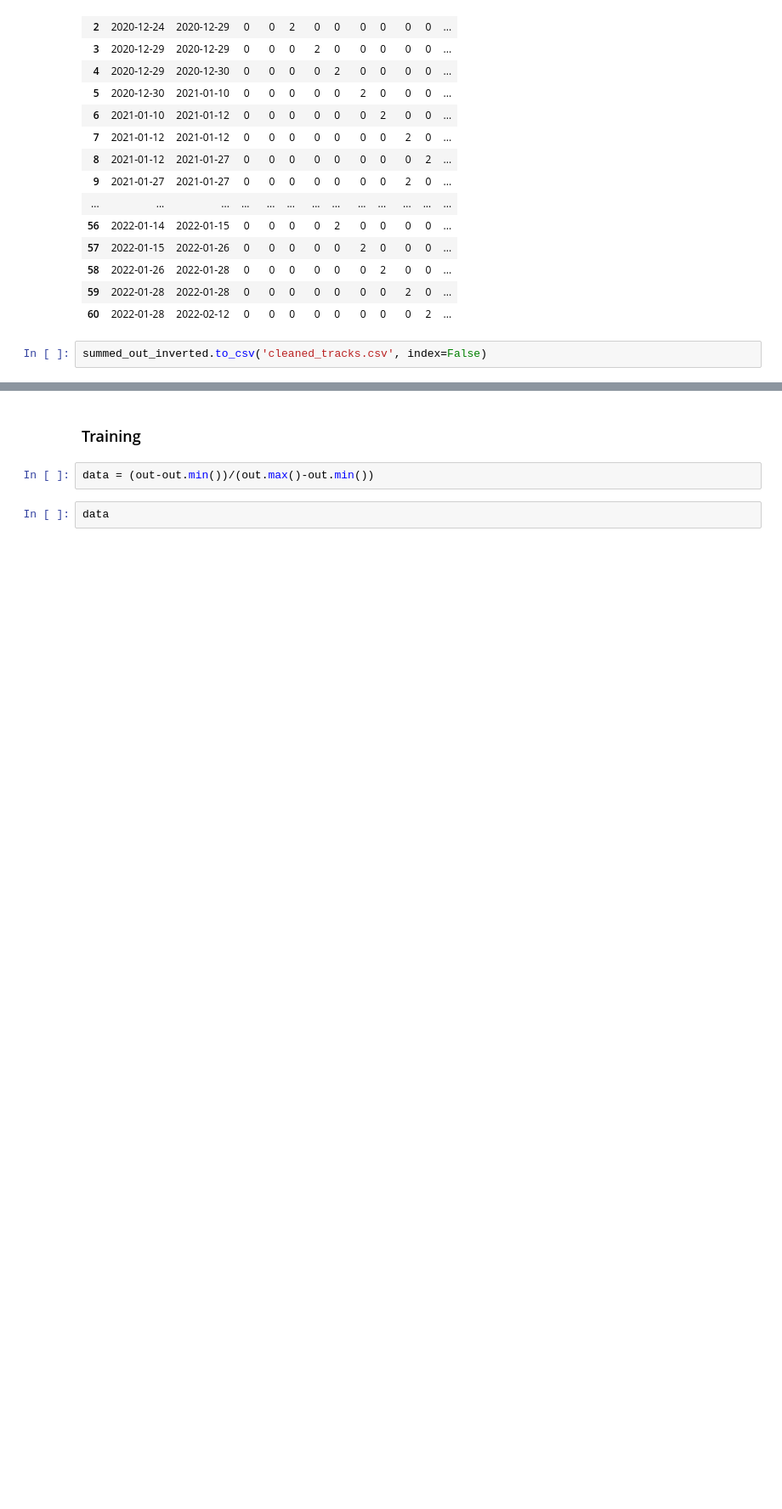
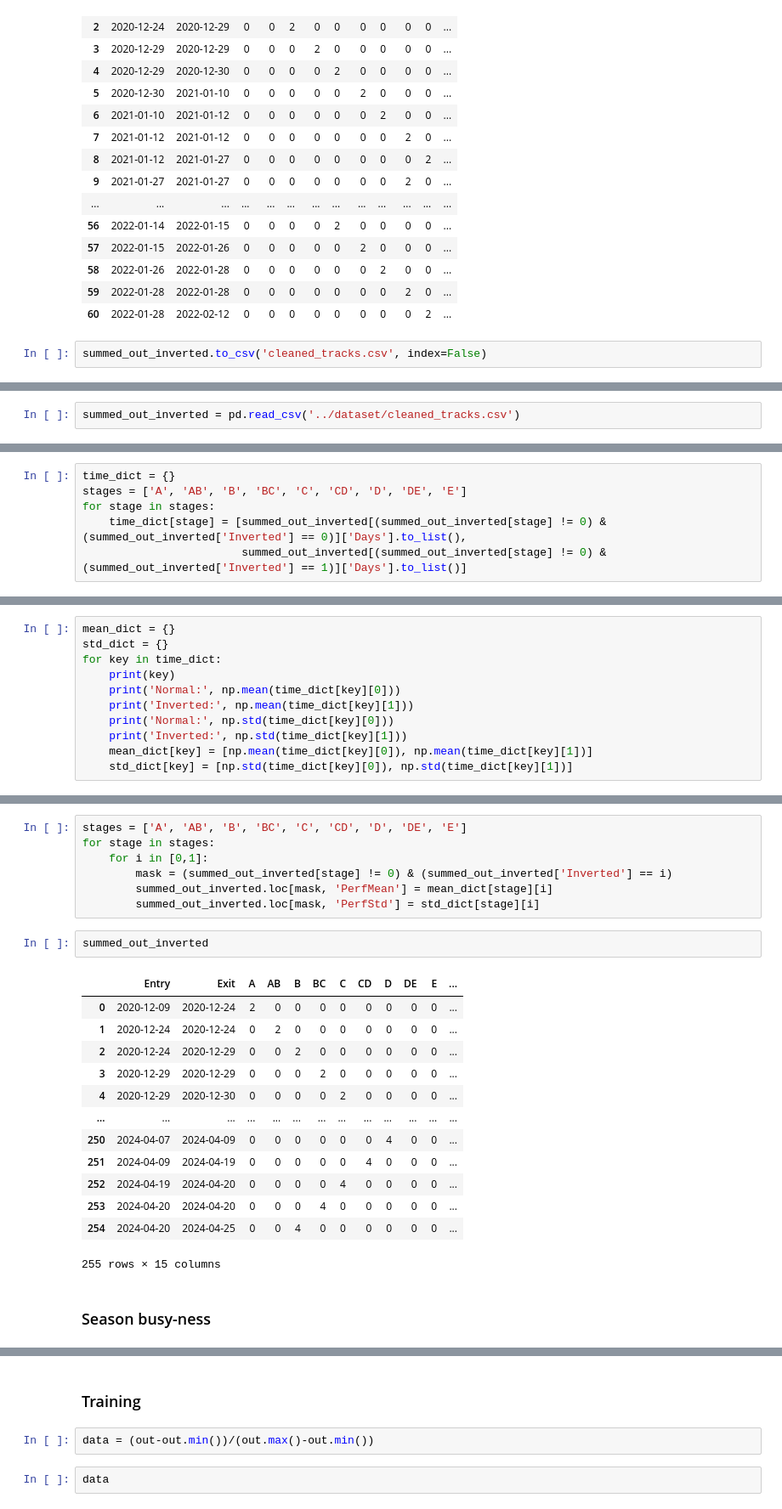
Before and after one commit to ThomasSecco/Hackathon, a Jupyter notebook: notebooks/roman.ipynb, the cells around one changed output, grey strips where cells are left out. Shown at 85% size. Saved outputs shown, nothing was run; the diff lists cells and outputs as text; blank space fills up the shorter version.

Commit message:
added interim datasets

```diff
--- a/notebooks/roman.ipynb
+++ b/notebooks/roman.ipynb
@@ -384,0 +403,2 @@ summed_out_inverted.to_csv('cleaned_tracks.csv', index=False)
+# %%
+summed_out_inverted = pd.read_csv('../dataset/cleaned_tracks.csv')
@@ -384,0 +409,6 @@ summed_out_inverted.to_csv('cleaned_tracks.csv', index=False)
+# %%
+time_dict = {}
+stages = ['A', 'AB', 'B', 'BC', 'C', 'CD', 'D', 'DE', 'E']
+for stage in stages:
+    time_dict[stage] = [summed_out_inverted[(summed_out_inverted[stage] != 0) & (summed_out_inverted['Inverted'] == 0)]['Days'].to_list(),
+                        summed_out_inverted[(summed_out_inverted[stage] != 0) & (summed_out_inverted['Inverted'] == 1)]['Days'].to_list()]
@@ -384,0 +435,11 @@ summed_out_inverted.to_csv('cleaned_tracks.csv', index=False)
+# %%
+mean_dict = {}
+std_dict = {}
+for key in time_dict:
+    print(key)
+    print('Normal:', np.mean(time_dict[key][0]))
+    print('Inverted:', np.mean(time_dict[key][1]))
+    print('Normal:', np.std(time_dict[key][0]))
+    print('Inverted:', np.std(time_dict[key][1]))
+    mean_dict[key] = [np.mean(time_dict[key][0]), np.mean(time_dict[key][1])]
+    std_dict[key] = [np.std(time_dict[key][0]), np.std(time_dict[key][1])]
@@ -384,0 +464,25 @@ summed_out_inverted.to_csv('cleaned_tracks.csv', index=False)
+# %%
+stages = ['A', 'AB', 'B', 'BC', 'C', 'CD', 'D', 'DE', 'E']
+for stage in stages:
+    for i in [0,1]:
+        mask = (summed_out_inverted[stage] != 0) & (summed_out_inverted['Inverted'] == i)
+        summed_out_inverted.loc[mask, 'PerfMean'] = mean_dict[stage][i]
+        summed_out_inverted.loc[mask, 'PerfStd'] = std_dict[stage][i]
+# %%
+summed_out_inverted
+# %% [output]
+|  | Entry | Exit | A | AB | B | BC | C | CD | D | DE | E | ... |
+| 0 | 2020-12-09 | 2020-12-24 | 2 | 0 | 0 | 0 | 0 | 0 | 0 | 0 | 0 | ... |
+| 1 | 2020-12-24 | 2020-12-24 | 0 | 2 | 0 | 0 | 0 | 0 | 0 | 0 | 0 | ... |
+| 2 | 2020-12-24 | 2020-12-29 | 0 | 0 | 2 | 0 | 0 | 0 | 0 | 0 | 0 | ... |
+| 3 | 2020-12-29 | 2020-12-29 | 0 | 0 | 0 | 2 | 0 | 0 | 0 | 0 | 0 | ... |
+| 4 | 2020-12-29 | 2020-12-30 | 0 | 0 | 0 | 0 | 2 | 0 | 0 | 0 | 0 | ... |
+| ... | ... | ... | ... | ... | ... | ... | ... | ... | ... | ... | ... | ... |
+| 250 | 2024-04-07 | 2024-04-09 | 0 | 0 | 0 | 0 | 0 | 0 | 4 | 0 | 0 | ... |
+| 251 | 2024-04-09 | 2024-04-19 | 0 | 0 | 0 | 0 | 0 | 4 | 0 | 0 | 0 | ... |
+| 252 | 2024-04-19 | 2024-04-20 | 0 | 0 | 0 | 0 | 4 | 0 | 0 | 0 | 0 | ... |
+| 253 | 2024-04-20 | 2024-04-20 | 0 | 0 | 0 | 4 | 0 | 0 | 0 | 0 | 0 | ... |
+| 254 | 2024-04-20 | 2024-04-25 | 0 | 0 | 4 | 0 | 0 | 0 | 0 | 0 | 0 | ... |
+255 rows × 15 columns
+# %% [markdown]
+### Season busy-ness
```
Also changed, not shown: parts of 39 cells of this notebook, 2 other files.
